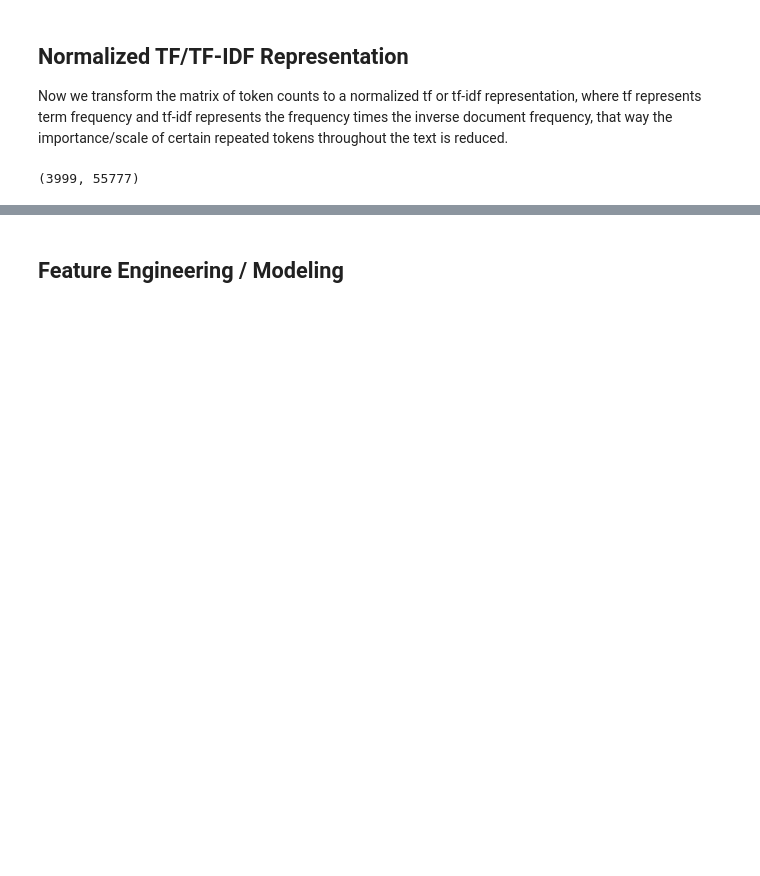
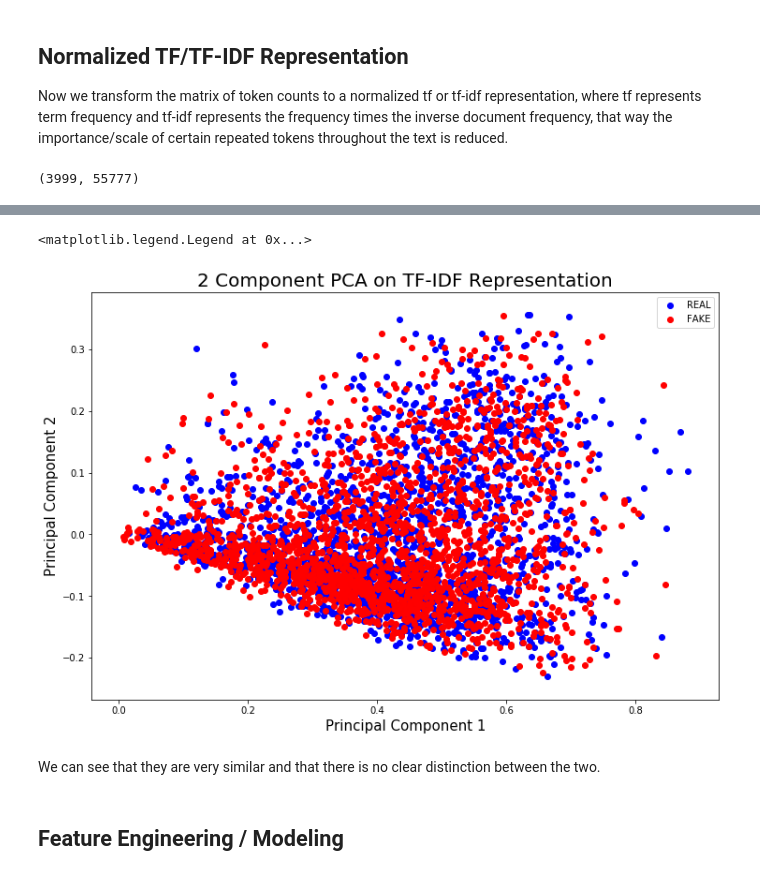
Before and after one commit to rahico91/NLP_Fake_News_Classification, a Jupyter notebook: Fake_vs_Real_Classification.ipynb, the cells around one changed output, grey strips where cells are left out. Cells and saved outputs as stored; diff of their text form; code cells hidden in the pictures; blank space fills up the shorter version.

```diff
--- a/Fake_vs_Real_Classification.ipynb
+++ b/Fake_vs_Real_Classification.ipynb
@@ -189,0 +194,4 @@ print(base_train.shape)
+# %%
+pcaed = TruncatedSVD(n_components=2).fit_transform(base_train)
+pcaed = pd.concat([pd.DataFrame(pcaed), train_cc.label], axis=1)
+pcaed.head()
@@ -190,3 +205,18 @@ print(base_train.shape)
+# %%
+pctrue=pcaed[pcaed["label"]=="REAL"]
+pcfake=pcaed[pcaed["label"]=="FAKE"]
+plt.figure(figsize = (12,8))
+plt.xlabel('Principal Component 1', fontsize = 15)
+plt.ylabel('Principal Component 2', fontsize = 15)
+plt.title('2 Component PCA on TF-IDF Representation', fontsize = 20)
+plt.scatter(pctrue[0], pctrue[1], color="blue")
+plt.scatter(pcfake[0], pcfake[1], color="red")
+plt.legend(["REAL", "FAKE"])
+# %% [output]
+<matplotlib.legend.Legend at 0x...>
+[figure, added]
+# %% [markdown]
+We can see that they are very similar and that there is no clear distinction between the two.
 # %% [markdown]
 ## Feature Engineering / Modeling
 # %% [markdown]
```
Also changed, not shown: parts of 3 cells of this notebook.
